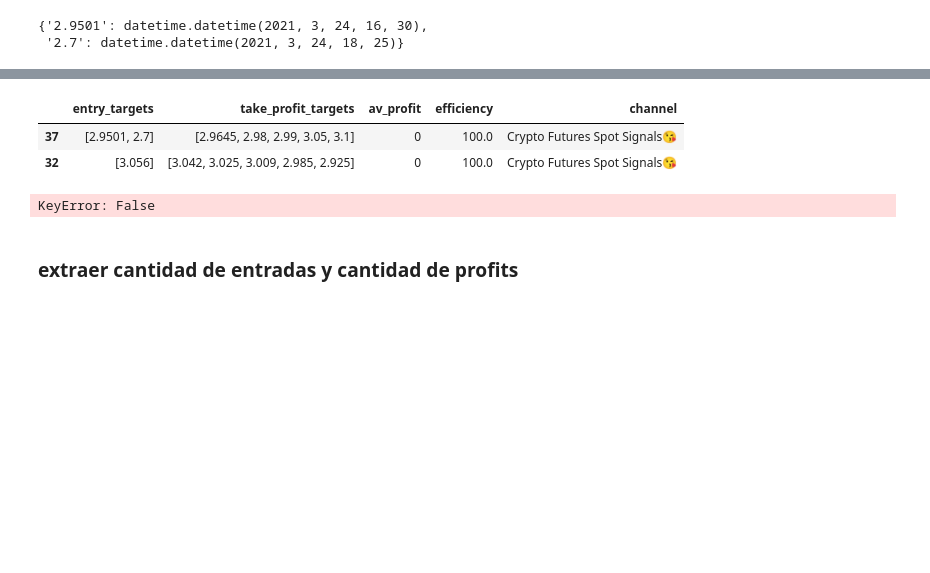
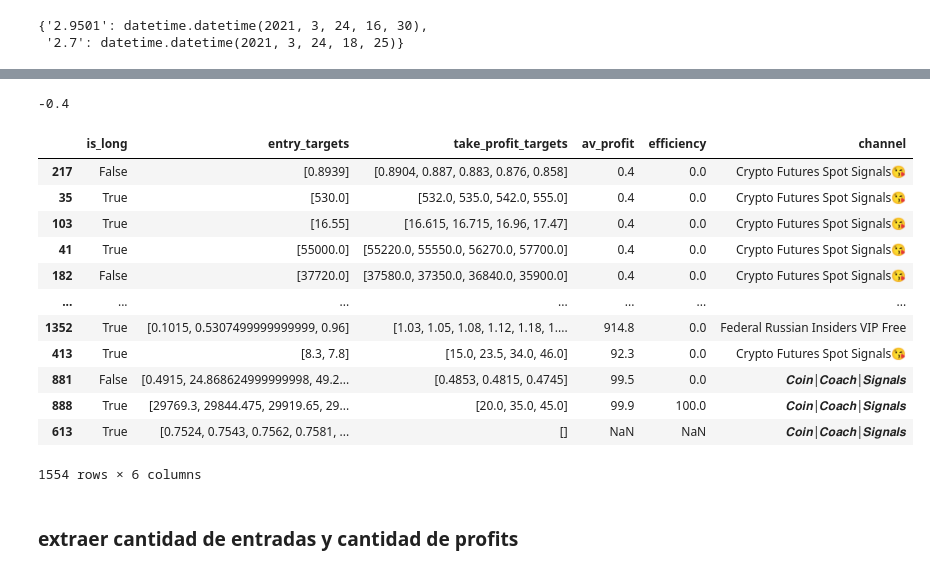
Before and after one commit to joankenobi/analisis_de_datos_copy_trading, a Jupyter notebook: Proyecto/notebooks/Exploracion_de_los_datos_pasantias.ipynb, the cells around one changed output, grey strips where cells are left out. Drawn from its saved outputs; the diff is of its cells as text; code cells hidden in the pictures; blank space fills up the shorter version.

```diff
--- a/Proyecto/notebooks/Exploracion_de_los_datos_pasantias.ipynb
+++ b/Proyecto/notebooks/Exploracion_de_los_datos_pasantias.ipynb
@@ -306,10 +310,20 @@ for column in columns:
     #df_sygnals.drop(axis=1,labels=column,inplace=True)
 # %% [markdown]
 ### Extraer porcentajes de stop loss con respecto a primera entrada
-# %%
-def stoploss_ave(entry,stop):
-
-    return int(round((abs(entry-stop)/(entry)*100)))
+# %%
+def stoploss_ave(entry,stop,is_long):
+
+    if entry!=[] and type(entry)!=float:
+
+
+        entry_v=max(entry)
+
+        if is_long:
+            entry_v=min(entry)
+
+
+    # return int(round((abs(entry_v-stop)/(entry_v)*100)))
+    return "{0:.1f}".format(abs(entry_v-stop)/(entry_v)*100)
 # %%
 df_sygnals[["entry_targets","stop_targets","is_long", "message_link"]].loc[2]
 # %% [output]
@@ -319,4 +333,4 @@ is_long                                              False
 message_link     https://t.me/VIP_Futures_Spot_Signals/321
 Name: 2, dtype: object
 # %%
-df_sygnals["av_stoploss"]=df_sygnals[["entry_targets","stop_targets"]].agg(lambda x: stoploss_ave(x["entry_targets"][0],x["stop_targets"][0]), axis=1)
+df_sygnals["av_stoploss"]=df_sygnals[["entry_targets","stop_targets","is_long"]].agg(lambda x: stoploss_ave(x["entry_targets"],x["stop_targets"][0],x["is_long"]), axis=1)
@@ -325,16 +354,19 @@ df_sygnals["av_stoploss"]=df_sygnals[["entry_targets","stop_targets"]].agg(lambd
 # %%
 def profit_ave(entry:list,profit:list,is_long):
 
-    if entry!=[] and entry!=[] and type(entry)!=float and type(profit)!=float and entry is not np.nan and entry is not np.nan and is_long is not np.nan:
+    #print(f"Entrada: {type(entry)}, Ganancias: {type(profit)} ")
 
-        entry=max(entry)
-        profit=max(profit)
+    if (entry!=[] and profit!=[]) and (type(entry)!=float and type(profit)!=float):
+
+
+        entry_v=max(entry)
+        profit_v=max(profit)
 
         if is_long:
-            entry=min(entry)
-            profit=min(profit)
+            entry_v=min(entry)
+            profit_v=min(profit)
 
-        return int(round((abs(entry-profit)/(entry)*100)))
+        return "{0:.1f}".format((abs(entry_v-profit_v)/(entry_v))*100)
 
     return np.nan
 # %%
@@ -350,6 +402,22 @@ TypeError: 'float' object is not iterable
+# %%
+entry_v=55000.0
+profit_v=55220.0
+(entry_v-profit_v)/(entry_v)*100
+# %% [output]
+-0.4
 # %%
-df_sygnals[["entry_targets","take_profit_targets","av_profit","efficiency","channel"]].loc[[37,32]]
+df_sygnals[["is_long","entry_targets","take_profit_targets","av_profit","efficiency","channel"]].sort_values("av_profit",ascending=True)
 # %% [output]
-|  | entry_targets | take_profit_targets | av_profit | efficiency | channel |
-| 37 | [2.9501, 2.7] | [2.9645, 2.98, 2.99, 3.05, 3.1] | 0 | 100.0 | Crypto Futures Spot Signals😘 |
-| 32 | [3.056] | [3.042, 3.025, 3.009, 2.985, 2.925] | 0 | 100.0 | Crypto Futures Spot Signals😘 |
+|  | is_long | entry_targets | take_profit_targets | av_profit | efficiency | channel |
+| 217 | False | [0.8939] | [0.8904, 0.887, 0.883, 0.876, 0.858] | 0.4 | 0.0 | Crypto Futures Spot Signals😘 |
+| 35 | True | [530.0] | [532.0, 535.0, 542.0, 555.0] | 0.4 | 0.0 | Crypto Futures Spot Signals😘 |
+| 103 | True | [16.55] | [16.615, 16.715, 16.96, 17.47] | 0.4 | 0.0 | Crypto Futures Spot Signals😘 |
+| 41 | True | [55000.0] | [55220.0, 55550.0, 56270.0, 57700.0] | 0.4 | 0.0 | Crypto Futures Spot Signals😘 |
+| 182 | False | [37720.0] | [37580.0, 37350.0, 36840.0, 35900.0] | 0.4 | 0.0 | Crypto Futures Spot Signals😘 |
+| ... | ... | ... | ... | ... | ... | ... |
+| 1352 | True | [0.1015, 0.5307499999999999, 0.96] | [1.03, 1.05, 1.08, 1.12, 1.18, 1.... | 914.8 | 0.0 | Federal Russian Insiders VIP Free |
+| 413 | True | [8.3, 7.8] | [15.0, 23.5, 34.0, 46.0] | 92.3 | 0.0 | Crypto Futures Spot Signals😘 |
+| 881 | False | [0.4915, 24.868624999999998, 49.2... | [0.4853, 0.4815, 0.4745] | 99.5 | 0.0 | 𝑪𝒐𝒊𝒏|𝑪𝒐𝒂𝒄𝒉|𝑺𝒊𝒈𝒏𝒂𝒍𝒔 |
+| 888 | True | [29769.3, 29844.475, 29919.65, 29... | [20.0, 35.0, 45.0] | 99.9 | 100.0 | 𝑪𝒐𝒊𝒏|𝑪𝒐𝒂𝒄𝒉|𝑺𝒊𝒈𝒏𝒂𝒍𝒔 |
+| 613 | True | [0.7524, 0.7543, 0.7562, 0.7581, ... | [] | NaN | NaN | 𝑪𝒐𝒊𝒏|𝑪𝒐𝒂𝒄𝒉|𝑺𝒊𝒈𝒏𝒂𝒍𝒔 |
+1554 rows × 6 columns
@@ -359,7 +424,3 @@ mask=df_sygnals[["take_profit_targets"]] is np.nan
-# %%
-df_sygnals[mask][["dates_entry","take_profit_targets","av_profit","efficiency","message_link"]].sort_values("av_profit")
-# %% [output]
-KeyError: False
 # %% [markdown]
 ### extraer cantidad de entradas y cantidad de profits
 # %%
```
Also changed, not shown: parts of 47 cells of this notebook.
